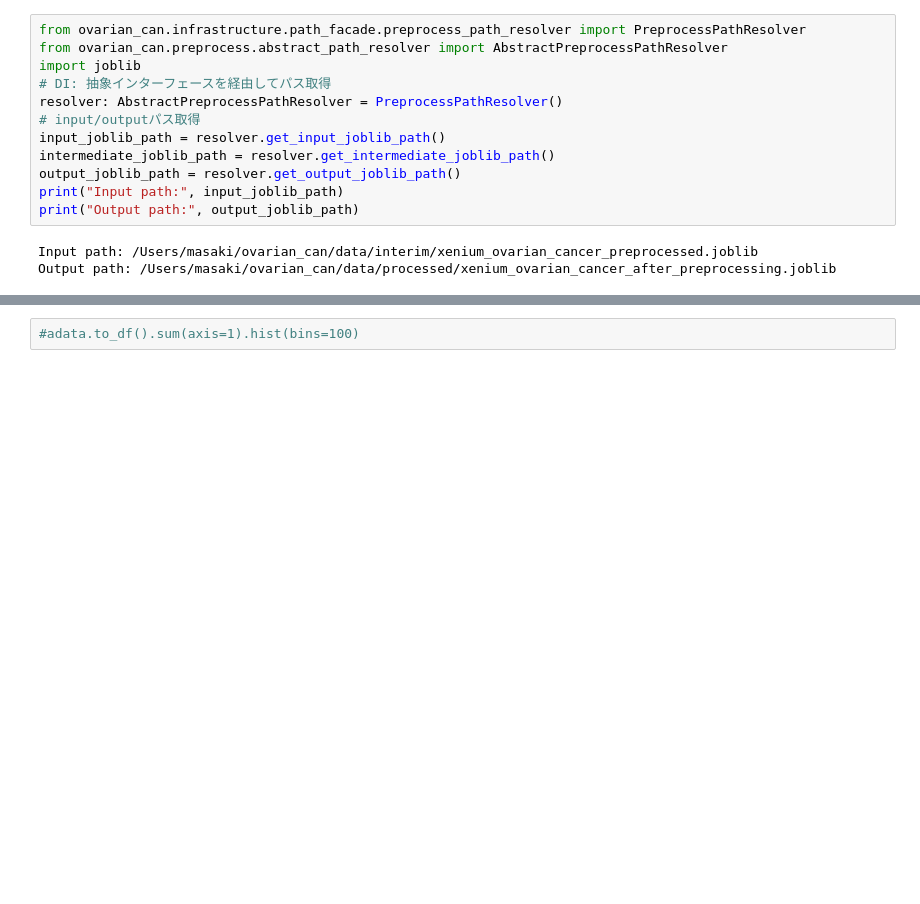
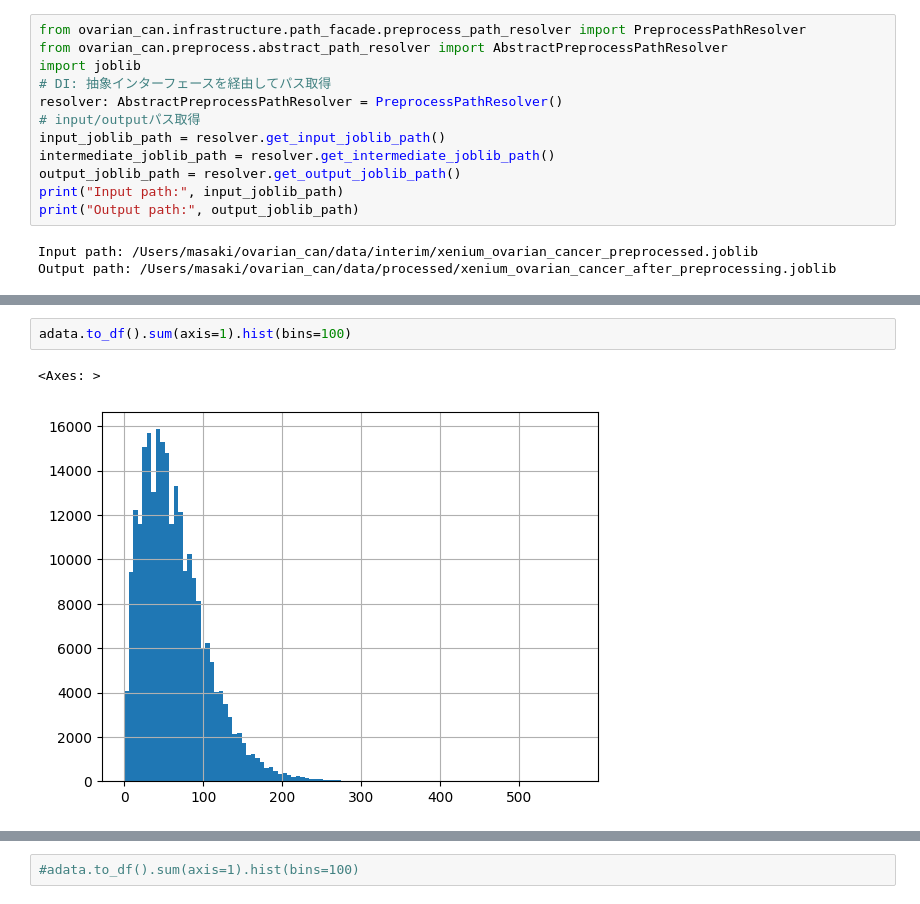
Before and after one commit to id-f/ovarian_can, a Jupyter notebook: src/ovarian_can/preprocess/preprocess_dev_1.ipynb, the cells around one changed output, grey strips where cells are left out. Drawn from its saved outputs; the diff is of its cells as text; blank space fills up the shorter version.

```diff
--- a/src/ovarian_can/preprocess/preprocess_dev_1.ipynb
+++ b/src/ovarian_can/preprocess/preprocess_dev_1.ipynb
@@ -24,2 +29,7 @@ AnnData object with n_obs × n_vars = 407124 × 5101
+# %%
+adata.to_df().sum(axis=1).hist(bins=100)
+# %% [output]
+<Axes: >
+[figure, added]
 # %%
 adata.to_df().sum(axis=1).hist(bins=100)
```
Also changed, not shown: parts of 10 cells of this notebook, 5 other files.
